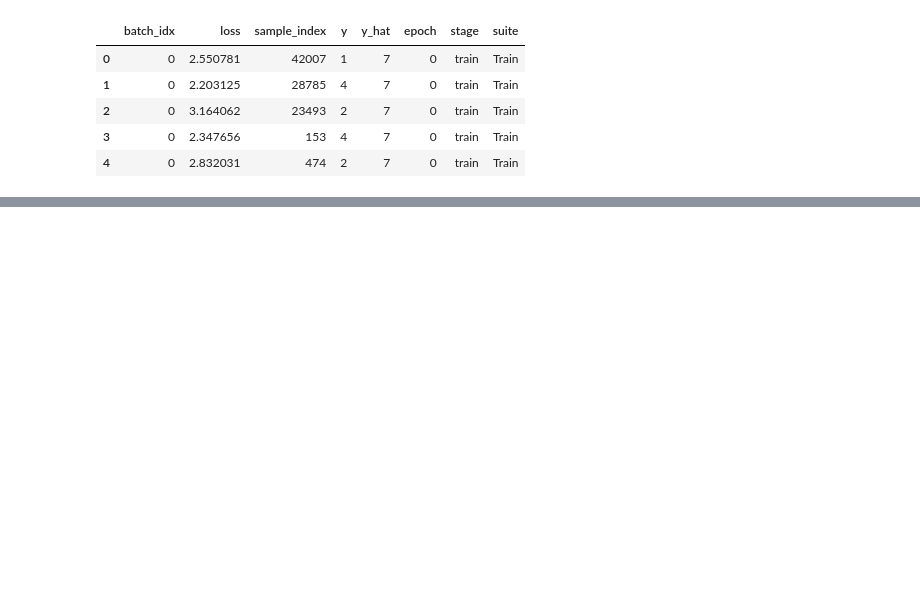
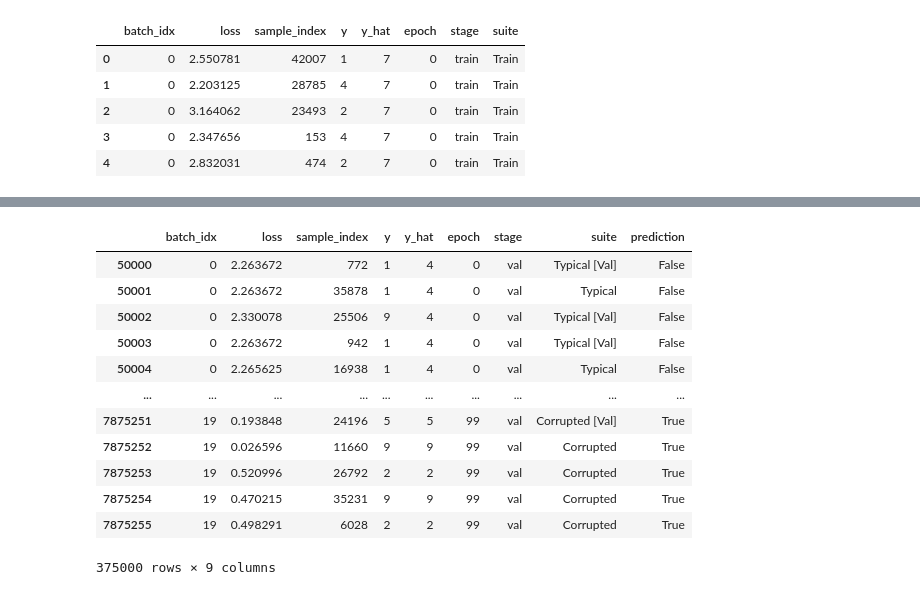
Before and after one commit to jhoffe/bsc_metadata_archeology, a Jupyter notebook: notebooks/loss_dataset_test.ipynb, the cells around one changed output, grey strips where cells are left out. Drawn from its saved outputs; the diff is of its cells as text; code cells hidden in the pictures; blank space fills up the shorter version.

```diff
--- a/notebooks/loss_dataset_test.ipynb
+++ b/notebooks/loss_dataset_test.ipynb
@@ -161,0 +155,16 @@ Text(0, 0.5, 'Accuracy (%)')
+# %%
+val_df
+# %% [output]
+|  | batch_idx | loss | sample_index | y | y_hat | epoch | stage | suite | prediction |
+| 50000 | 0 | 2.263672 | 772 | 1 | 4 | 0 | val | Typical [Val] | False |
+| 50001 | 0 | 2.263672 | 35878 | 1 | 4 | 0 | val | Typical | False |
+| 50002 | 0 | 2.330078 | 25506 | 9 | 4 | 0 | val | Typical [Val] | False |
+| 50003 | 0 | 2.263672 | 942 | 1 | 4 | 0 | val | Typical [Val] | False |
+| 50004 | 0 | 2.265625 | 16938 | 1 | 4 | 0 | val | Typical | False |
+| ... | ... | ... | ... | ... | ... | ... | ... | ... | ... |
+| 7875251 | 19 | 0.193848 | 24196 | 5 | 5 | 99 | val | Corrupted [Val] | True |
+| 7875252 | 19 | 0.026596 | 11660 | 9 | 9 | 99 | val | Corrupted | True |
+| 7875253 | 19 | 0.520996 | 26792 | 2 | 2 | 99 | val | Corrupted | True |
+| 7875254 | 19 | 0.470215 | 35231 | 9 | 9 | 99 | val | Corrupted | True |
+| 7875255 | 19 | 0.498291 | 6028 | 2 | 2 | 99 | val | Corrupted | True |
+375000 rows × 9 columns
```
Also changed, not shown: parts of 12 cells of this notebook, 2 other files.
